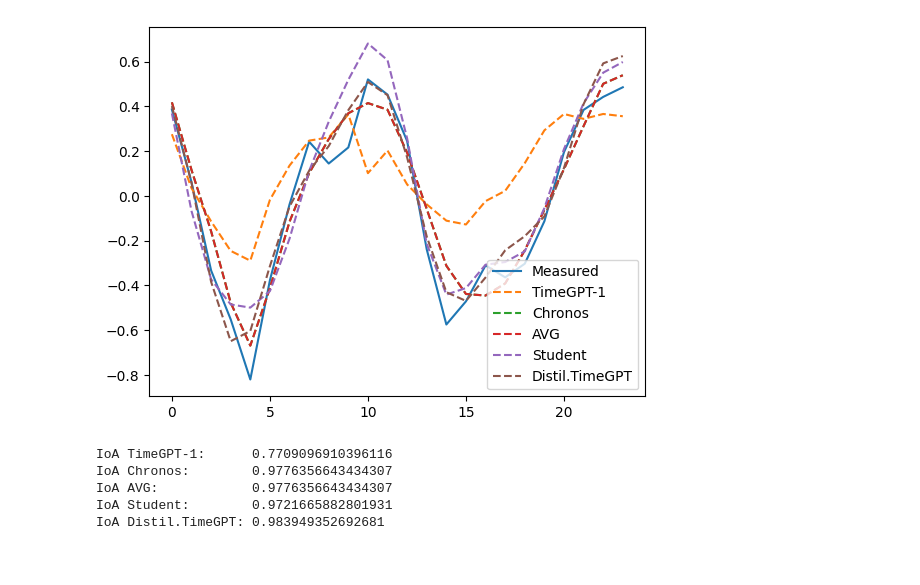
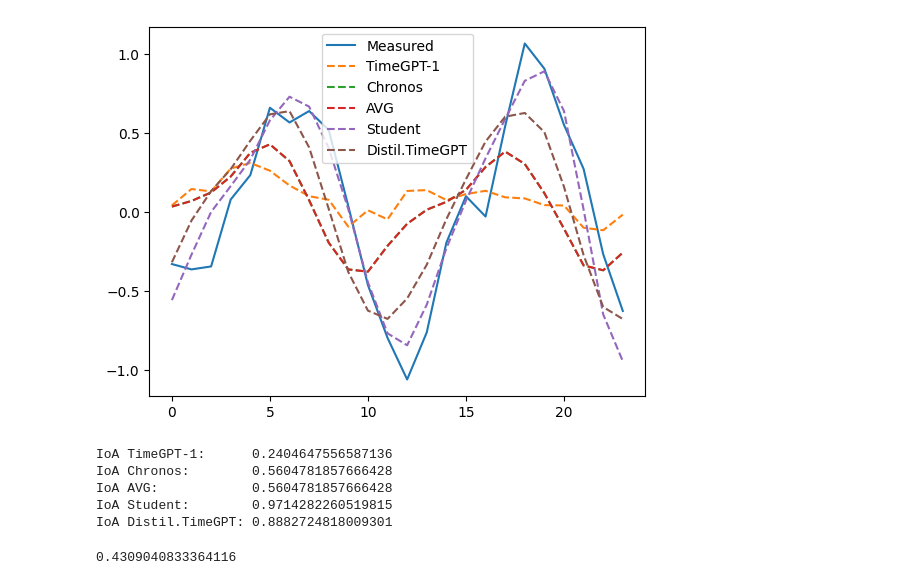
Before and after one commit to fialhocoelho/Nexus, a Jupyter notebook: notebooks/distillation.ipynb, the cells around one changed output. Saved outputs shown, nothing was run; the diff lists cells and outputs as text; code cells hidden in the pictures.

```diff
--- a/notebooks/distillation.ipynb
+++ b/notebooks/distillation.ipynb
@@ -48,9 +69,11 @@ raw_ds = np.concatenate([raw_train_df[target_pivot:].ds.values,
 # %%
-# Parameters
-context_window_len = 168  # len of input sequence
-forecast_len = 24
-batch_size = 32
-epochs = 500
-lr = 0.001
-beta = 0.5  # Weight between hard and soft targets
+# Model Parameters
+context_window_len = model_params['context_window_len']  # len of input sequence
+forecast_len = model_params['forecast_len']
+batch_size = model_params['batch_size']
+epochs = model_params['epochs']
+lr = model_params['lr']
+beta = model_params['beta']  # Weight between hard and soft targets
+input_size = model_params['input_size']
+hidden_size = model_params['hidden_size']
 # %%
@@ -403,0 +181,24 @@ Student Epoch 500 | Distillation Loss: 0.010909881858460311
+# %%
+# Instantiate student model (smaller model) with distillation Loss
+distil_student_model = StudentModel(input_size=1,
+                            hidden_size=64,
+                            output_size=forecast_len).to(device)
+
+distil_criterion_fn = DistillationLoss(loss_function=ioa_loss, beta=beta)  # Initialize distillation loss
+optimizer_student = optim.Adam(distil_student_model.parameters(), lr=lr)   # Define the optimizer
+distil_losses = [] # Lists to store losses
+distil_student_model.train()   # Train student model
+
+for epoch in range(epochs): # Loop over epochs
+    total_loss = 0
+    for batch_x, batch_y, batch_y_teacher in train_loader:  # Loop over batches in the dataloader
+        optimizer_student.zero_grad()   # Zero the gradients
+        student_outputs = distil_student_model(batch_x)    # Get student model predictions
+        teacher_outputs = batch_y_teacher  # Get teacher model predictions
+        loss = distil_criterion_fn(batch_y, student_outputs, teacher_outputs)  # Calculate the combined loss
+        loss.backward() # Backpropagate the loss
+        optimizer_student.step()    # Update the model parameters
+        total_loss += loss.item()   # Acumulate the loss
+    distil_losses.append(total_loss / len(train_loader))
+
+    print(f"Student Epoch {epoch + 1} | Distillation Student Loss: {distil_losses[-1]}")
@@ -516,26 +364,29 @@ Student Model Index of Agreement (IoA): 0.9678442247083884
 # %%
-idx_plot = 2620
+idx_plot = 500
 
 plt.plot(y_test[idx_plot],label='Measured')
 plt.plot(y_test_timegpt[idx_plot],'--',label='TimeGPT-1')
 plt.plot(y_test_chronos[idx_plot],'--',label='Chronos')
 plt.plot(y_test_teacher[idx_plot],'--',label='AVG')
 plt.plot(student_test_predictions[idx_plot],'--',label='Student')
 plt.plot(distil_student_test_predictions[idx_plot],'--',label='Distil.TimeGPT')
-
 
 plt.legend()
 plt.show()
 
 print(f'IoA TimeGPT-1:      {calculate_ioa(y_test[idx_plot], y_test_timegpt[idx_plot])}')
 print(f'IoA Chronos:        {calculate_ioa(y_test[idx_plot], y_test_chronos[idx_plot])}')
 print(f'IoA AVG:            {calculate_ioa(y_test[idx_plot], y_test_teacher[idx_plot])}')
 print(f'IoA Student:        {calculate_ioa(y_test[idx_plot], student_test_predictions[idx_plot])}')
 print(f'IoA Distil.TimeGPT: {calculate_ioa(y_test[idx_plot], distil_student_test_predictions[idx_plot])}')
 # %% [output]
-[figure, old version]
+[figure, new version]
-IoA TimeGPT-1:      0.7709096910396116
-IoA Chronos:        0.9776356643434307
-IoA AVG:            0.9776356643434307
-IoA Student:        0.9721665882801931
-IoA Distil.TimeGPT: 0.983949352692681
+IoA TimeGPT-1:      0.2404647556587136
+IoA Chronos:        0.5604781857666428
+IoA AVG:            0.5604781857666428
+IoA Student:        0.9714282260519815
+IoA Distil.TimeGPT: 0.8882724818009301
+# %%
+np.mean(list_ioa_chronos)
+# %% [output]
+0.4309040833364116
```
Also changed, not shown: parts of 17 cells of this notebook, 4 other files.
